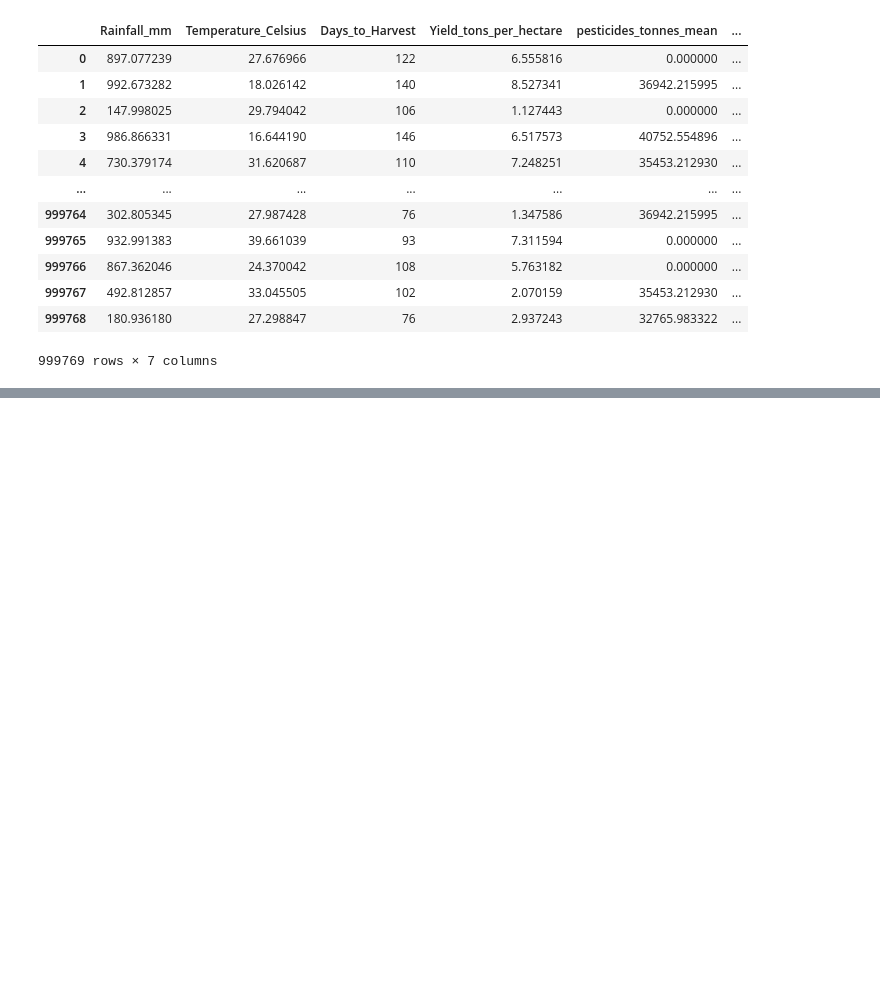
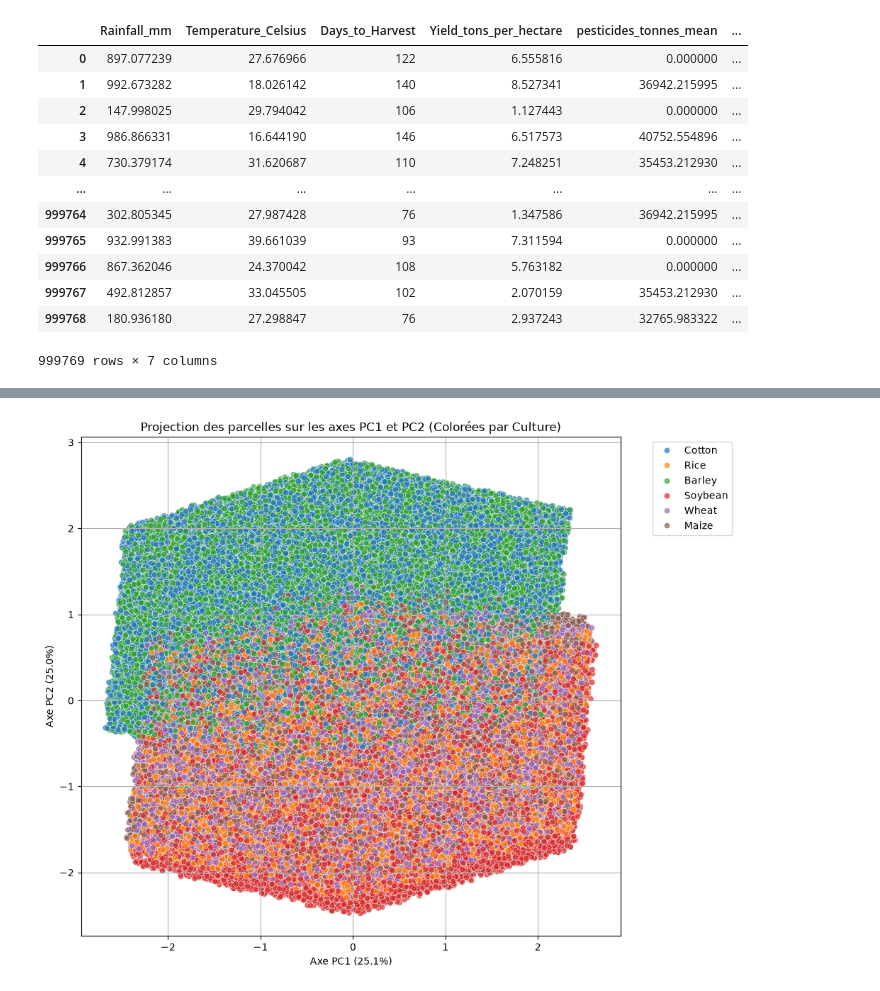
Before and after one commit to cheickoumarcoulibaly/agritech-recommender, a Jupyter notebook: notebooks/02_01_exploration-fusion.ipynb, the cells around one changed output, grey strips where cells are left out. Cells and saved outputs as stored; diff of their text form; code cells hidden in the pictures; blank space fills up the shorter version.

Commit message:
docs(exploration): update PCA analysis with 2D projection and key variables identification

```diff
--- a/notebooks/02_01_exploration-fusion.ipynb
+++ b/notebooks/02_01_exploration-fusion.ipynb
@@ -282,3 +279,35 @@ plt.show()
+# %%
+#Projection des individus
+import seaborn as sns
+import pandas as pd
+
+#Tranformer nos données avec le PCA qu'on a déjà entrainé
+X_pca = pca.transform(X_scaled)
+
+
+#Créer un dataframe avec seulement les deux premières composantes
+df_pca = pd.DataFrame(data=X_pca[:, :2], columns=["PC1", "PC2"])
+
+#Ajouter la variable sur les cultures pour colorier
+df_pca["Crop"] = df["Crop"].values
+
+plt.figure(figsize=(10, 8))
+sns.scatterplot(
+    x="PC1", y="PC2",
+    hue="Crop",
+    data=df_pca,
+    palette="tab10",
+        alpha=0.7 #Transparence pour mieux voir les superpositions
+)
+plt.title("Projection des parcelles sur les axes PC1 et PC2 (Colorées par Culture)")
+plt.xlabel(f"Axe PC1 ({pca.explained_variance_ratio_[0]*100:.1f}%)")
+plt.ylabel(f"Axe PC2 ({pca.explained_variance_ratio_[1]*100:.1f}%)")
+plt.legend(bbox_to_anchor=(1.05, 1), loc='upper left')
+plt.grid(True)
+plt.tight_layout()
+plt.show()
+# %% [output]
+[figure, added]
 # %% [markdown]
 ### Conclusion de l'Analyse en Composantes Principales (ACP)
 
```
Also changed, not shown: parts of 6 cells of this notebook.
